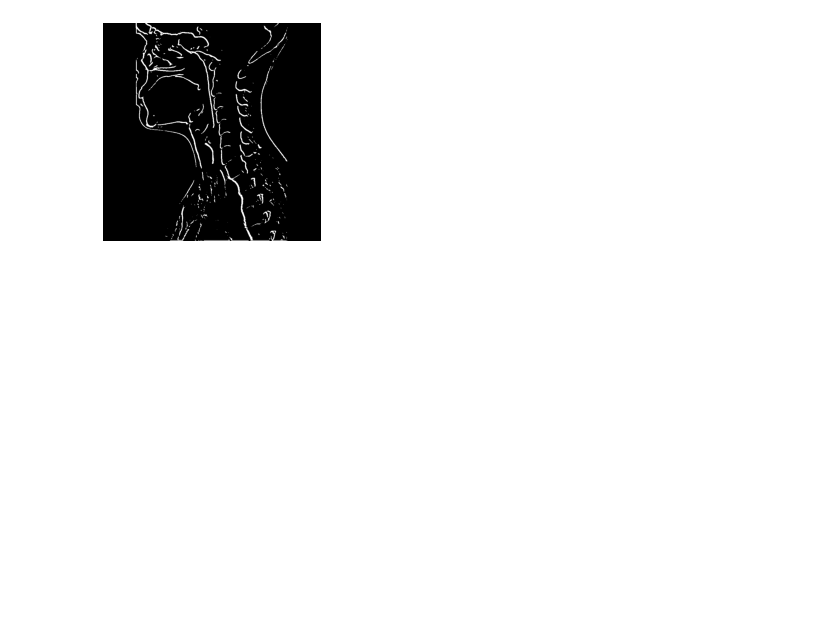
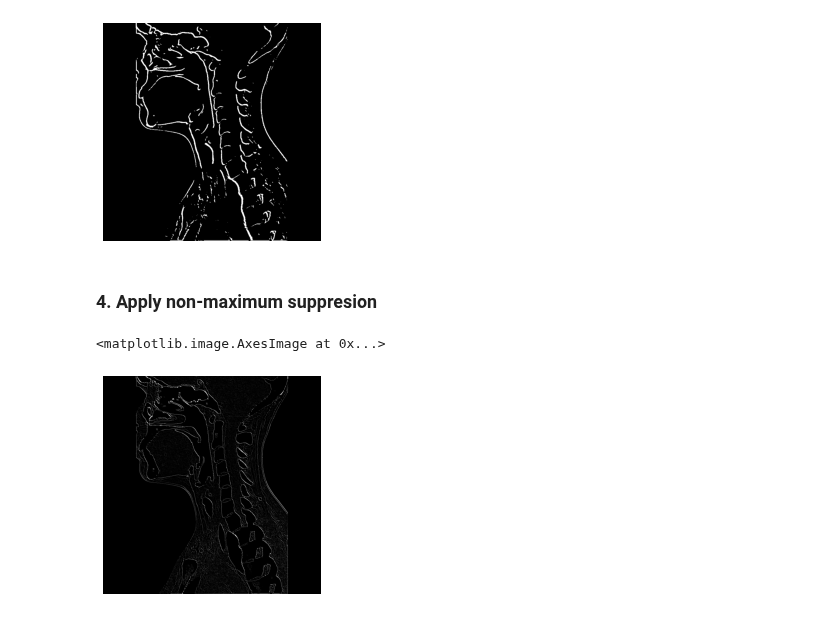
Before and after one commit to zahrasalarian/Digital-Image-Processing-for-Medical-Applications, a Jupyter notebook: HW6/pt-3.ipynb, the cells around one changed output. Cells and saved outputs as stored; diff of their text form; code cells hidden in the pictures; blank space fills up the shorter version.

Commit message:
Defines non-maximum suppresion function.

```diff
--- a/HW6/pt-3.ipynb
+++ b/HW6/pt-3.ipynb
@@ -39,6 +39,8 @@ abs_sobel_x = cv2.convertScaleAbs(sobel_x)
 abs_sobel_y = cv2.convertScaleAbs(sobel_y)
 
 sobel_grad = cv2.addWeighted(abs_sobel_x, 0.5, abs_sobel_y, 0.5, 0)
+sobel_grad = sobel_grad / sobel_grad.max() * 255
+sobel_theta = np.arctan2(abs_sobel_y, abs_sobel_x)
 # %%
 ## disable x & y axis
 plt.axis('off')
@@ -87,3 +89,51 @@ plt.imshow(th_prewitt_img, cmap='gray', vmin=th_prewitt_img.min(), vmax=th_prewi
 # %% [output]
 <matplotlib.image.AxesImage at 0x...>
 [figure]
+# %% [markdown]
+### 4. Apply non-maximum suppresion
+# %%
+def non_maxima_suppression(img, D):
+    # Create a matrix initialized to 0
+    Z = np.zeros(img.shape, dtype=np.int32)
+    # Identify the edge direction
+    angle = D * 180. / np.pi
+    angle[angle < 0] += 180
+    # Check if the pixel in the same direction has a higher intensity than the pixel that is currently processed
+    for i in range(1,img.shape[0]-1):
+        for j in range(1,img.shape[1]-1):
+            try:
+                q = 255
+                r = 255
+               #angle 0
+                if (0 <= angle[i,j] < 22.5) or (157.5 <= angle[i,j] <= 180):
+                    q = img[i, j+1]
+                    r = img[i, j-1]
+                #angle 45
+                elif (22.5 <= angle[i,j] < 67.5):
+                    q = img[i+1, j-1]
+                    r = img[i-1, j+1]
+                #angle 90
+                elif (67.5 <= angle[i,j] < 112.5):
+                    q = img[i+1, j]
+                    r = img[i-1, j]
+                #angle 135
+                elif (112.5 <= angle[i,j] < 157.5):
+                    q = img[i-1, j-1]
+                    r = img[i+1, j+1]
+
+                if (img[i,j] >= q) and (img[i,j] >= r):
+                    Z[i,j] = img[i,j]
+                else:
+                    Z[i,j] = 0
+            except IndexError as e:
+                pass
+    return Z
+# %%
+nmp_img = non_maxima_suppression(sobel_grad, sobel_theta)
+# %%
+## disable x & y axis
+plt.axis('off')
+plt.imshow(nmp_img, cmap='gray', vmin=nmp_img.min(), vmax=nmp_img.max())
+# %% [output]
+<matplotlib.image.AxesImage at 0x...>
+[figure, added]
```
